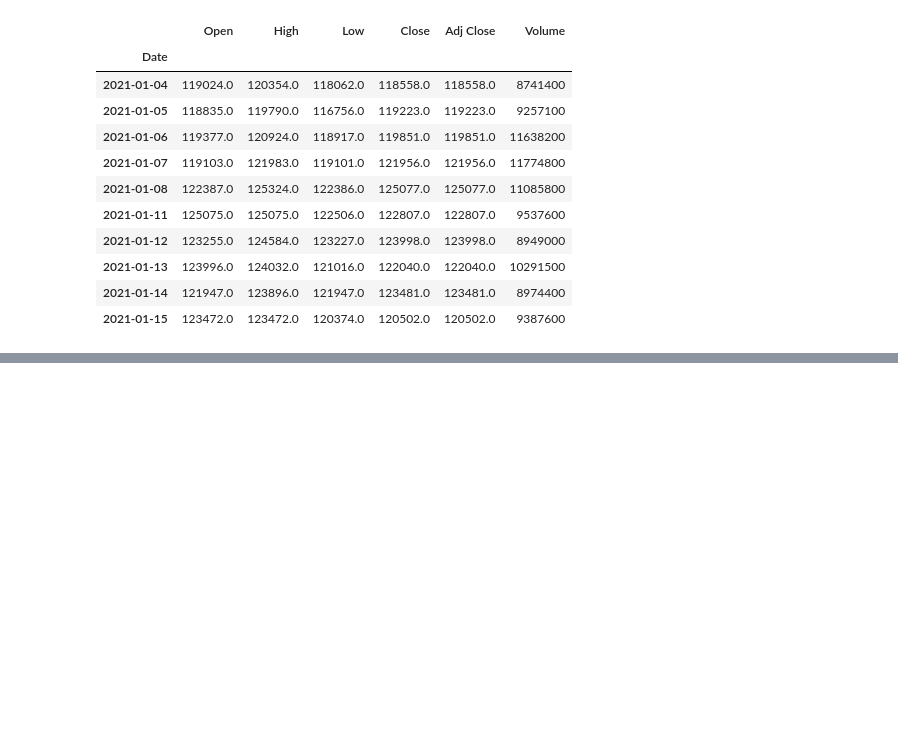
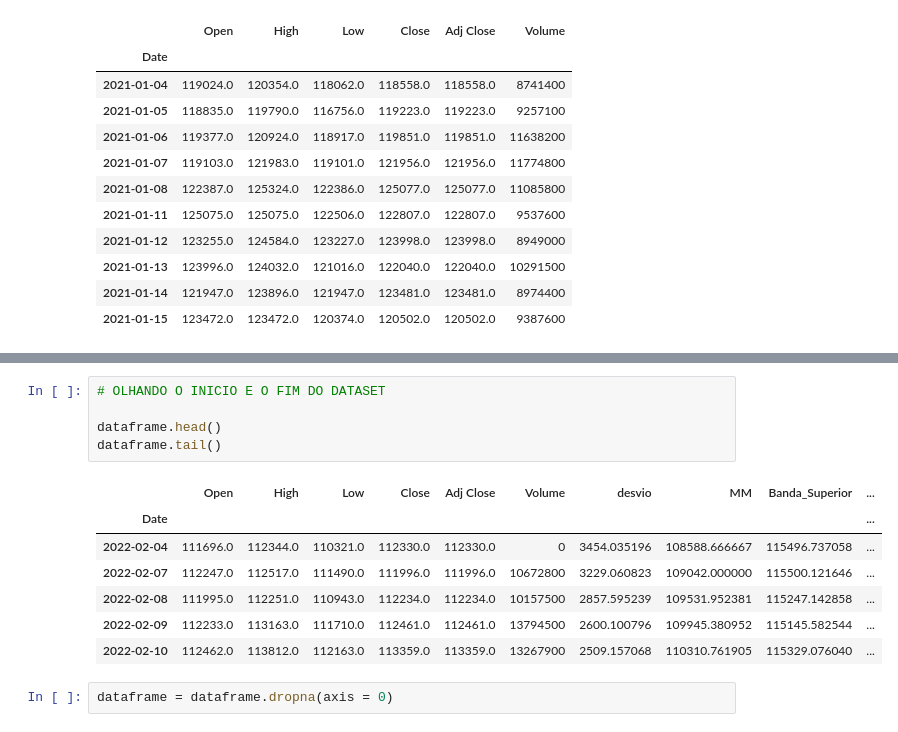
Before and after one commit to Marilzon/quantitative-finance, a Jupyter notebook: bollinger_bands.ipynb, the cells around one changed output, grey strips where cells are left out. Drawn from its saved outputs; the diff is of its cells as text; blank space fills up the shorter version.

```diff
--- a/bollinger_bands.ipynb
+++ b/bollinger_bands.ipynb
@@ -89,0 +102,15 @@ plt.legend()
+# %%
+# OLHANDO O INICIO E O FIM DO DATASET
+
+dataframe.head()
+dataframe.tail()
+# %% [output]
+|  | Open | High | Low | Close | Adj Close | Volume | desvio | MM | Banda_Superior | ... |
+| Date |  |  |  |  |  |  |  |  |  | ... |
+| 2022-02-04 | 111696.0 | 112344.0 | 110321.0 | 112330.0 | 112330.0 | 0 | 3454.035196 | 108588.666667 | 115496.737058 | ... |
+| 2022-02-07 | 112247.0 | 112517.0 | 111490.0 | 111996.0 | 111996.0 | 10672800 | 3229.060823 | 109042.000000 | 115500.121646 | ... |
+| 2022-02-08 | 111995.0 | 112251.0 | 110943.0 | 112234.0 | 112234.0 | 10157500 | 2857.595239 | 109531.952381 | 115247.142858 | ... |
+| 2022-02-09 | 112233.0 | 113163.0 | 111710.0 | 112461.0 | 112461.0 | 13794500 | 2600.100796 | 109945.380952 | 115145.582544 | ... |
+| 2022-02-10 | 112462.0 | 113812.0 | 112163.0 | 113359.0 | 113359.0 | 13267900 | 2509.157068 | 110310.761905 | 115329.076040 | ... |
+# %%
+dataframe = dataframe.dropna(axis = 0)
```
Also changed, not shown: parts of 12 cells of this notebook.
